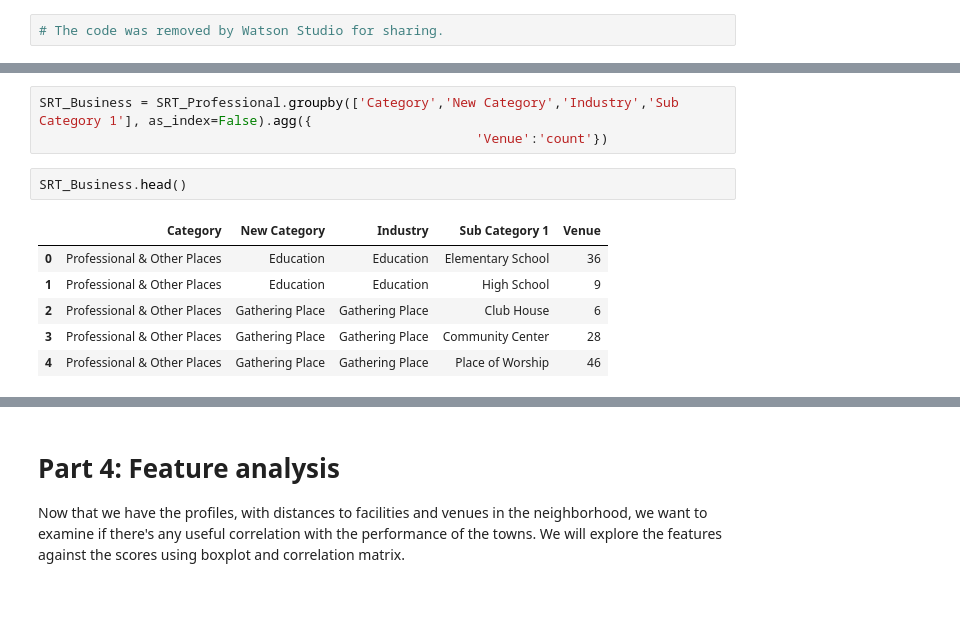
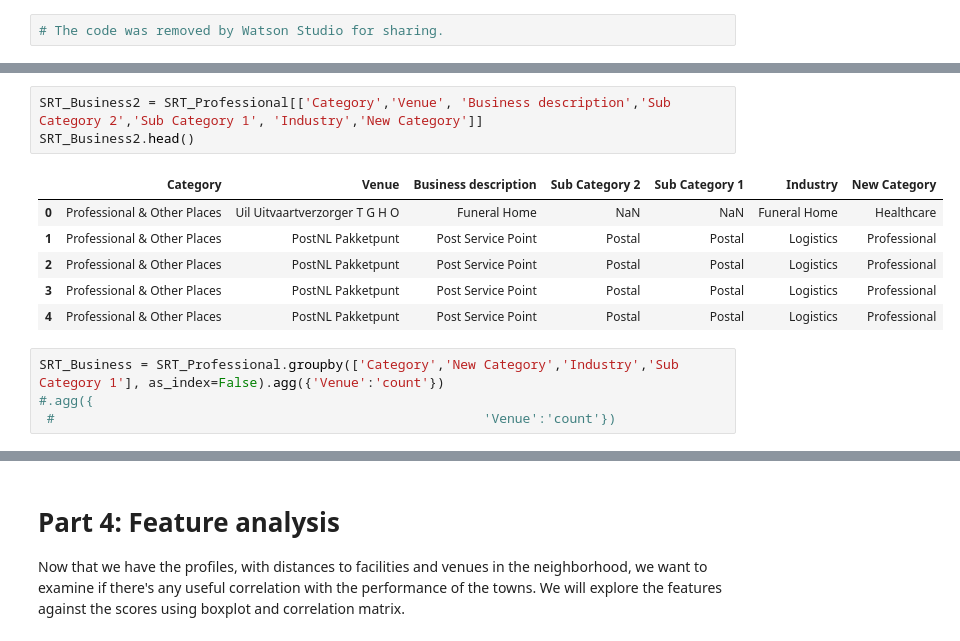
Before and after one commit to LauLau85/Coursera_Capstone, a Jupyter notebook: A Comparison of Rural Towns in the Netherlands.ipynb, the cells around one changed output, grey strips where cells are left out. Cells and saved outputs as stored; diff of their text form; blank space fills up the shorter version.

```diff
--- a/A Comparison of Rural Towns in the Netherlands.ipynb
+++ b/A Comparison of Rural Towns in the Netherlands.ipynb
@@ -3014,15 +3017,17 @@ SRT_Professional.head()
 | 2 | 1987.0 | Barger-Compascuum | 52.754792 | 7.042117 | Professional & Other Places | PostNL Pakketpunt | 52.755475 | 7.042919 | ... |
 | 3 | 2663.0 | Ter Heijde | 52.030042 | 4.167942 | Professional & Other Places | PostNL Pakketpunt | 52.023395 | 4.171597 | ... |
 | 4 | 2757.0 | Callantsoog | 52.836222 | 4.697045 | Professional & Other Places | PostNL Pakketpunt | 52.835634 | 4.692753 | ... |
+# %%
+SRT_Business2 = SRT_Professional[['Category','Venue', 'Business description','Sub Category 2','Sub Category 1', 'Industry','New Category']]
+SRT_Business2.head()
+# %% [output]
+|  | Category | Venue | Business description | Sub Category 2 | Sub Category 1 | Industry | New Category |
+| 0 | Professional & Other Places | Uil Uitvaartverzorger T G H O | Funeral Home | NaN | NaN | Funeral Home | Healthcare |
+| 1 | Professional & Other Places | PostNL Pakketpunt | Post Service Point | Postal | Postal | Logistics | Professional |
+| 2 | Professional & Other Places | PostNL Pakketpunt | Post Service Point | Postal | Postal | Logistics | Professional |
+| 3 | Professional & Other Places | PostNL Pakketpunt | Post Service Point | Postal | Postal | Logistics | Professional |
+| 4 | Professional & Other Places | PostNL Pakketpunt | Post Service Point | Postal | Postal | Logistics | Professional |
 # %%
-SRT_Business = SRT_Professional.groupby(['Category','New Category','Industry','Sub Category 1'], as_index=False).agg({
-                                                        'Venue':'count'})
+SRT_Business = SRT_Professional.groupby(['Category','New Category','Industry','Sub Category 1'], as_index=False).agg({'Venue':'count'})
+#.agg({
+ #                                                       'Venue':'count'})
-# %%
-SRT_Business.head()
-# %% [output]
-|  | Category | New Category | Industry | Sub Category 1 | Venue |
-| 0 | Professional & Other Places | Education | Education | Elementary School | 36 |
-| 1 | Professional & Other Places | Education | Education | High School | 9 |
-| 2 | Professional & Other Places | Gathering Place | Gathering Place | Club House | 6 |
-| 3 | Professional & Other Places | Gathering Place | Gathering Place | Community Center | 28 |
-| 4 | Professional & Other Places | Gathering Place | Gathering Place | Place of Worship | 46 |
```
Also changed, not shown: parts of 4 cells of this notebook.
